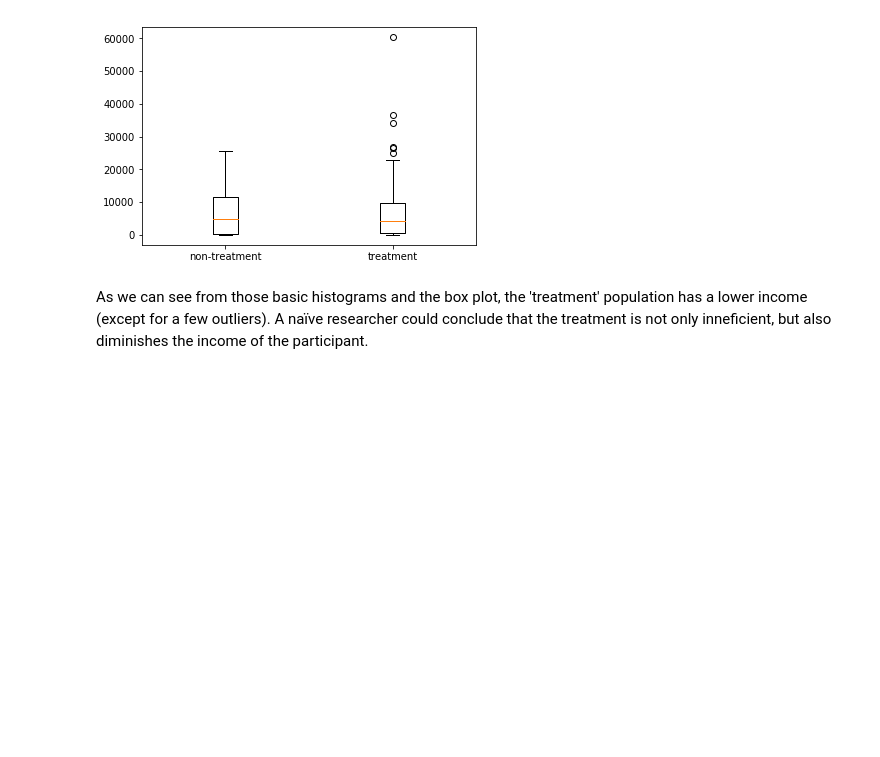
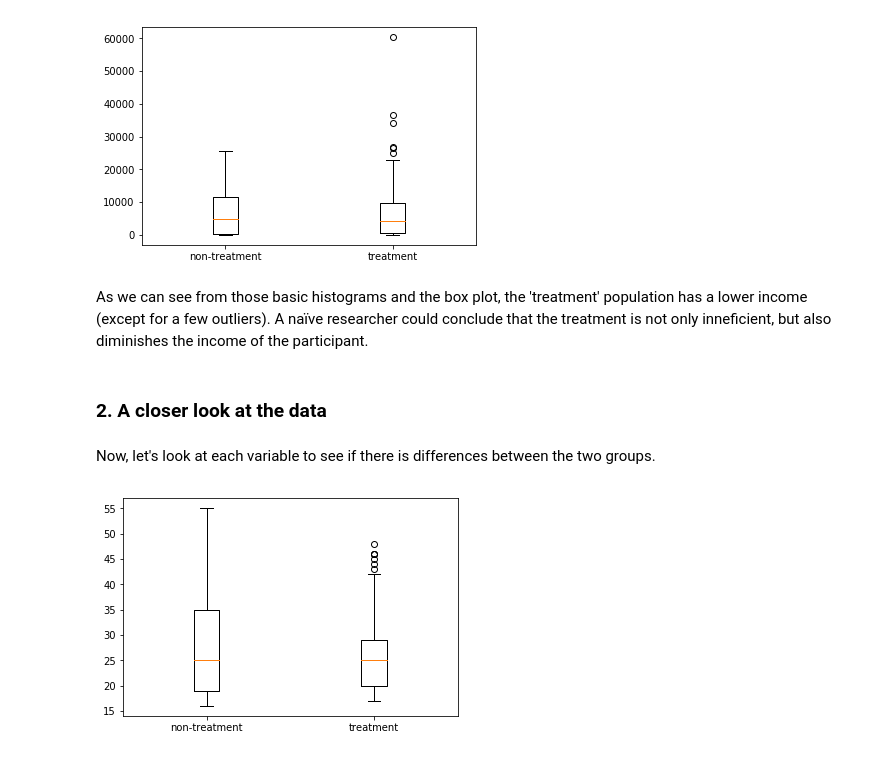
Before and after one commit to RadoslawDryzner/LeRepoDuGuerrier, a Jupyter notebook: Homework04/Homework 4.ipynb, the cells around one changed output. Drawn from its saved outputs; the diff is of its cells as text; code cells hidden in the pictures; blank space fills up the shorter version.

```diff
--- a/Homework04/Homework 4.ipynb
+++ b/Homework04/Homework 4.ipynb
@@ -55,3 +58,16 @@ plt.show()
 # %% [markdown]
 As we can see from those basic histograms and the box plot, the 'treatment' population has a lower income (except for a few outliers).
 A naïve researcher could conclude that the treatment is not only inneficient, but also diminishes the income of the participant.
+# %% [markdown]
+### 2. A closer look at the data
+# %% [markdown]
+Now, let's look at each variable to see if there is differences between the two groups.
+# %%
+age_non_treatment = data[data.treat == 0][['age']].values
+age_treatment = data[data.treat == 1][['age']].values
+
+plt.boxplot([age_non_treatment, age_treatment])
+plt.xticks([1, 2], ['non-treatment', 'treatment'])
+plt.show()
+# %% [output]
+[figure, added]
```
Also changed, not shown: parts of 17 cells of this notebook.
